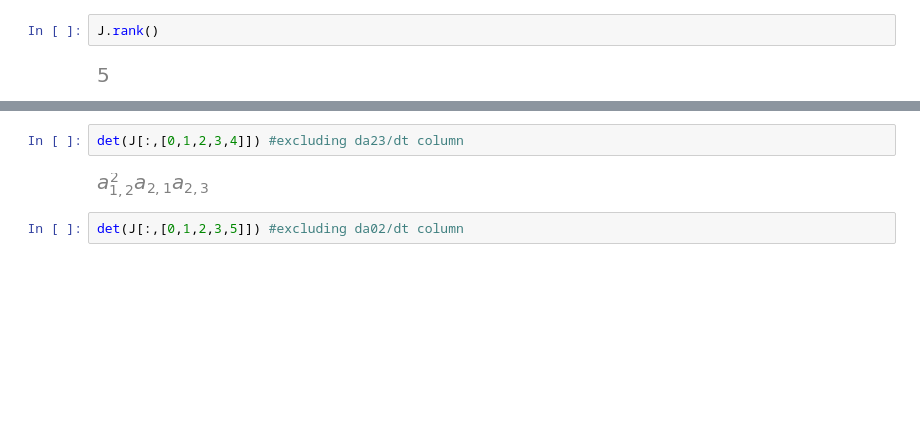
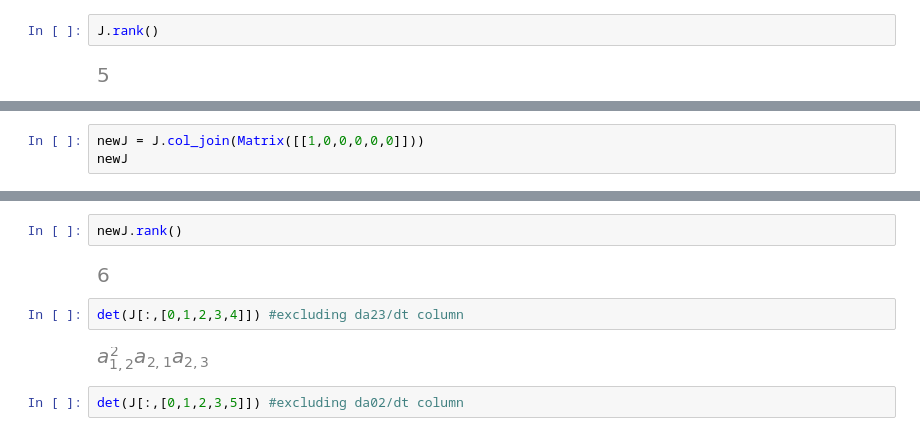
Before and after one commit to MXM-Identifiability/Spring-2023, a Jupyter notebook: notebooks/AutomatedIdentifiability.ipynb, the cells around one changed output, grey strips where cells are left out. Saved outputs shown, nothing was run; the diff lists cells and outputs as text; blank space fills up the shorter version.

```diff
--- a/notebooks/AutomatedIdentifiability.ipynb
+++ b/notebooks/AutomatedIdentifiability.ipynb
@@ -121,0 +133,3 @@ J.rank()
+# %%
+newJ = J.col_join(Matrix([[1,0,0,0,0,0]]))
+newJ
@@ -122,3 +138,7 @@ J.rank()
+# %%
+newJ.rank()
+# %% [output]
+[figure, added]
 # %%
 det(J[:,[0,1,2,3,4]]) #excluding da23/dt column
 # %% [output]
```
Also changed, not shown: parts of 4 cells of this notebook.
